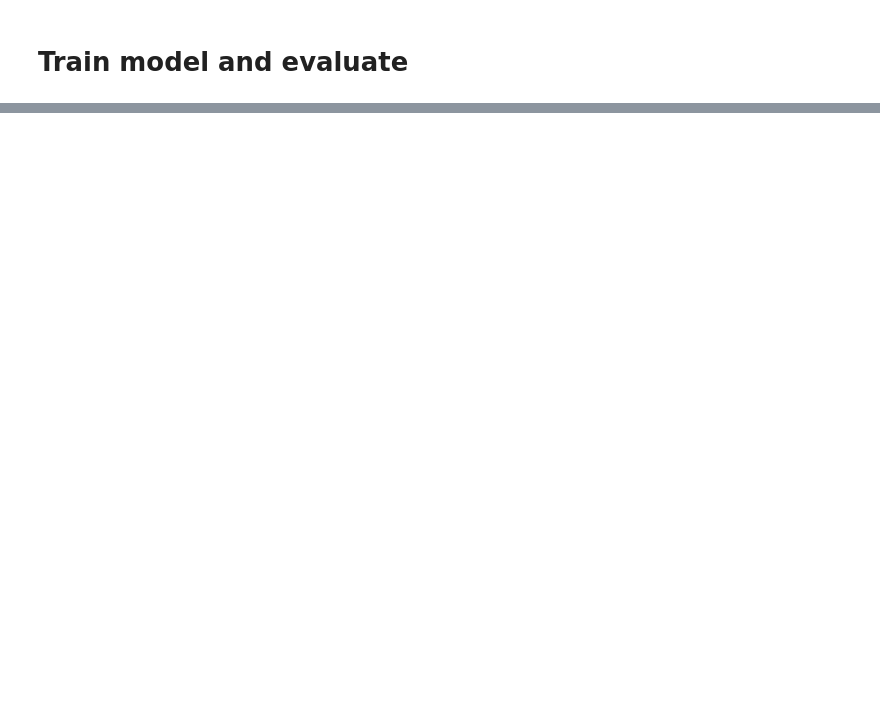
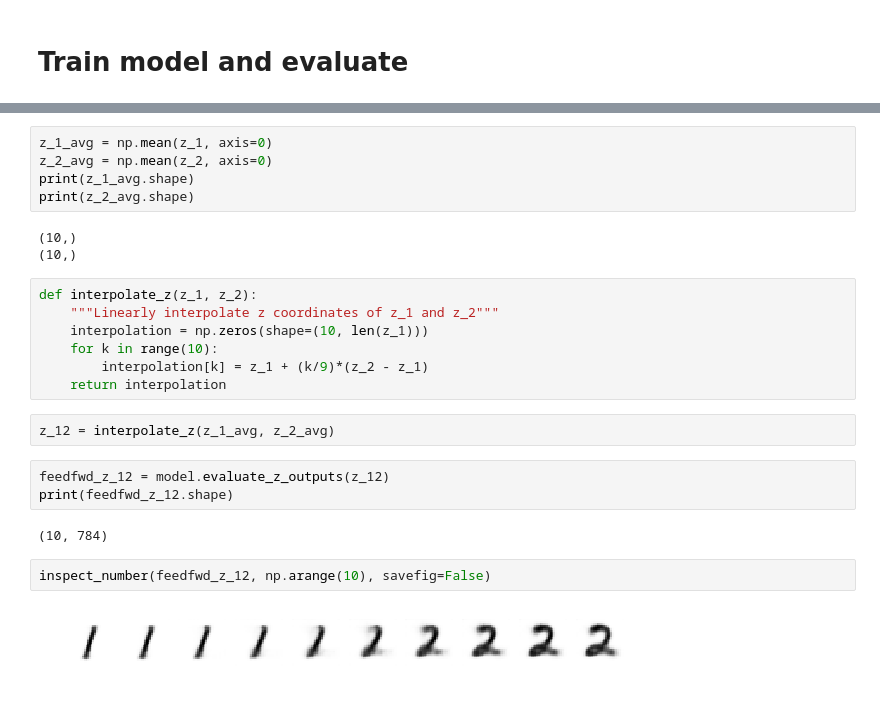
Before and after one commit to ahilbers/deeplearning, a Jupyter notebook: assignments/week_6/work_ass6.ipynb, the cells around one changed output, grey strips where cells are left out. Drawn from its saved outputs; the diff is of its cells as text; blank space fills up the shorter version.

Commit message:
Fully functioning VAE with linear interpolation

```diff
--- a/assignments/week_6/work_ass6.ipynb
+++ b/assignments/week_6/work_ass6.ipynb
@@ -216,0 +274,26 @@ costs = model.train_full(g_tr_data, g_tr_data, g_tst_data, g_tst_data,
+# %%
+z_1_avg = np.mean(z_1, axis=0)
+z_2_avg = np.mean(z_2, axis=0)
+print(z_1_avg.shape)
+print(z_2_avg.shape)
+# %% [output]
+(10,)
+(10,)
+# %%
+def interpolate_z(z_1, z_2):
+    """Linearly interpolate z coordinates of z_1 and z_2"""
+    interpolation = np.zeros(shape=(10, len(z_1)))
+    for k in range(10):
+        interpolation[k] = z_1 + (k/9)*(z_2 - z_1)
+    return interpolation
+# %%
+z_12 = interpolate_z(z_1_avg, z_2_avg)
+# %%
+feedfwd_z_12 = model.evaluate_z_outputs(z_12)
+print(feedfwd_z_12.shape)
+# %% [output]
+(10, 784)
+# %%
+inspect_number(feedfwd_z_12, np.arange(10), savefig=False)
+# %% [output]
+[figure, added]
```
Also changed, not shown: parts of 7 cells of this notebook.
